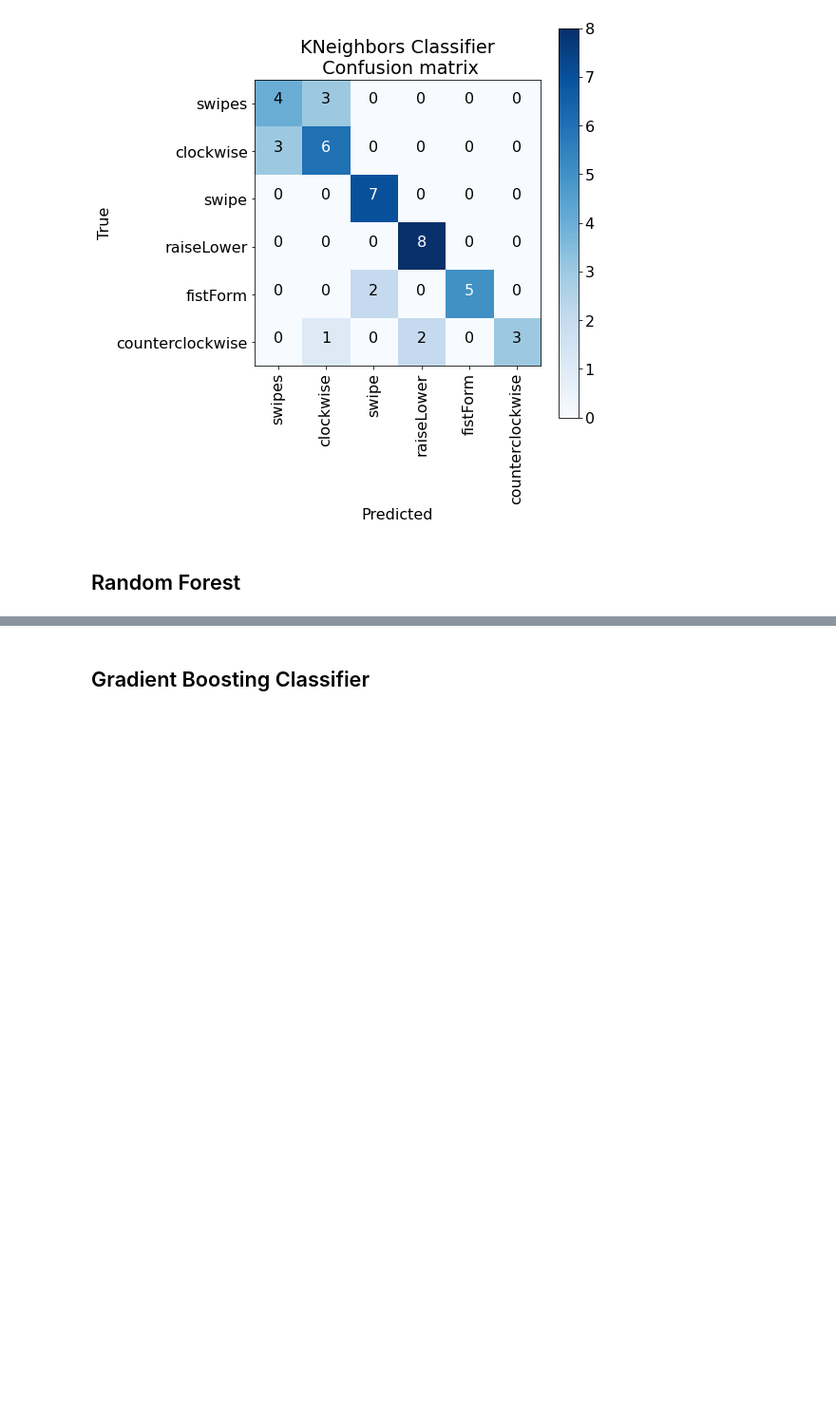
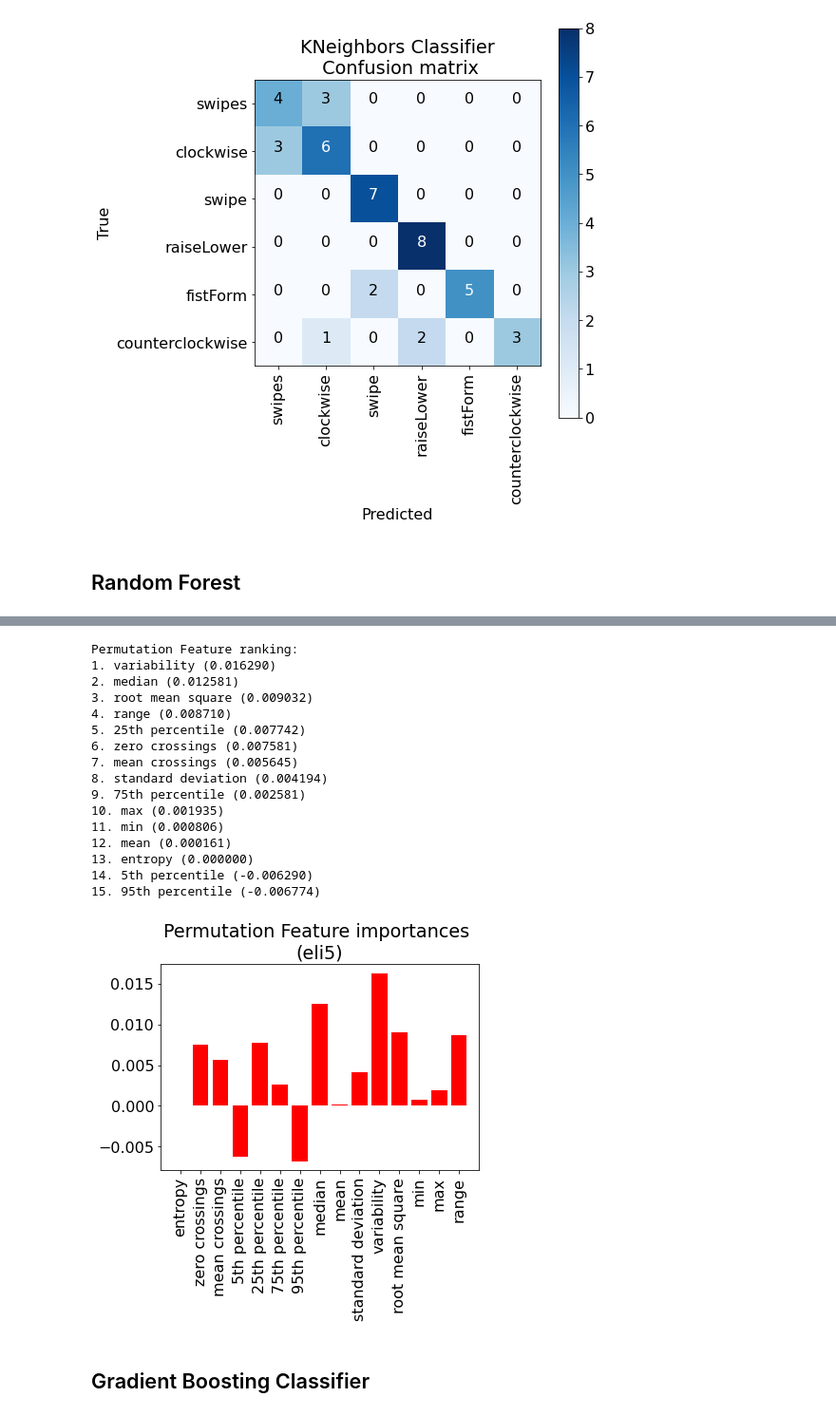
Before and after one commit to christian0101/Photovoltaics-Interactive-Tabletop, a Jupyter notebook: Code/Implementation.ipynb, the cells around one changed output, grey strips where cells are left out. Shown: that part at 95% size. Cells and saved outputs as stored; diff of their text form; code cells hidden in the pictures; blank space fills up the shorter version.

```diff
--- a/Code/Implementation.ipynb
+++ b/Code/Implementation.ipynb
@@ -630,0 +723,38 @@ plot_confusion_matrix(rf_matrix, set(test_ft_classes), title='Random Forest\n Co
+# %%
+perm = PermutationImportance(rf_model, cv = None, refit = False, n_iter = 50)\
+       .fit(train_features[:,0,:,0], train_ft_classes)
+
+# Print the feature ranking
+print("Permutation Feature ranking:")
+
+indices = np.argsort(perm.feature_importances_)[::-1]
+
+for f in range(train_features[:,0,:,0].shape[1]):
+    print("%d. %s (%f)" % (f + 1, features_names[indices[f]], perm.feature_importances_[indices[f]]))
+
+# Plot the impurity-based feature importances of the forest
+plt.figure()
+plt.title("Permutation Feature importances \n(eli5)")
+plt.bar(range(train_features[:,0,:,0].shape[1]), perm.feature_importances_,
+        color="r", align="center")
+plt.xticks(range(train_features[:,0,:,0].shape[1]), features_names, rotation=90)
+plt.xlim([-1, train_features[:,0,:,0].shape[1]])
+plt.show()
+# %% [output]
+Permutation Feature ranking:
+1. variability (0.016290)
+2. median (0.012581)
+3. root mean square (0.009032)
+4. range (0.008710)
+5. 25th percentile (0.007742)
+6. zero crossings (0.007581)
+7. mean crossings (0.005645)
+8. standard deviation (0.004194)
+9. 75th percentile (0.002581)
+10. max (0.001935)
+11. min (0.000806)
+12. mean (0.000161)
+13. entropy (0.000000)
+14. 5th percentile (-0.006290)
+15. 95th percentile (-0.006774)
+[figure, added]
```
Also changed, not shown: parts of 28 cells of this notebook.
